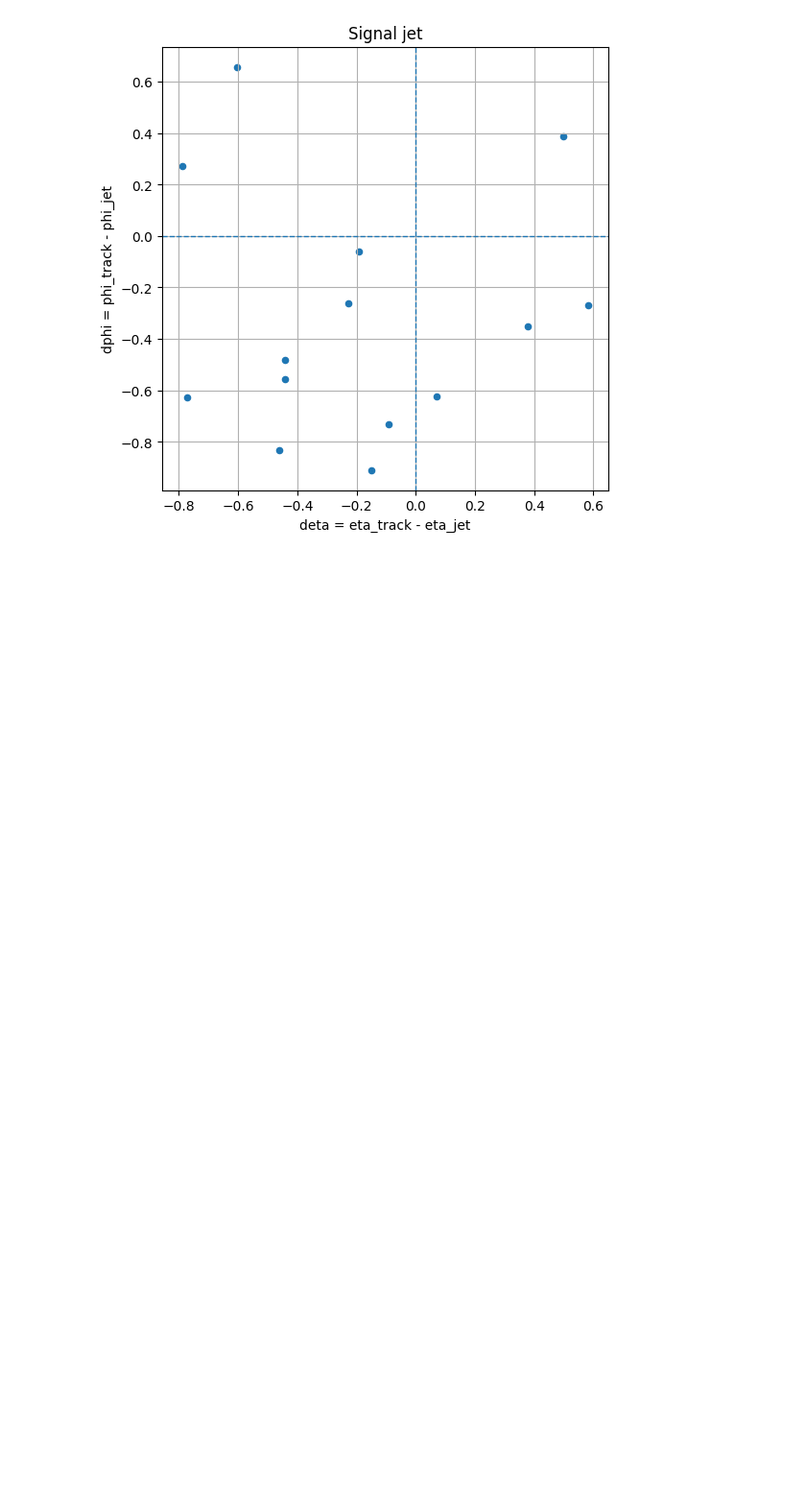
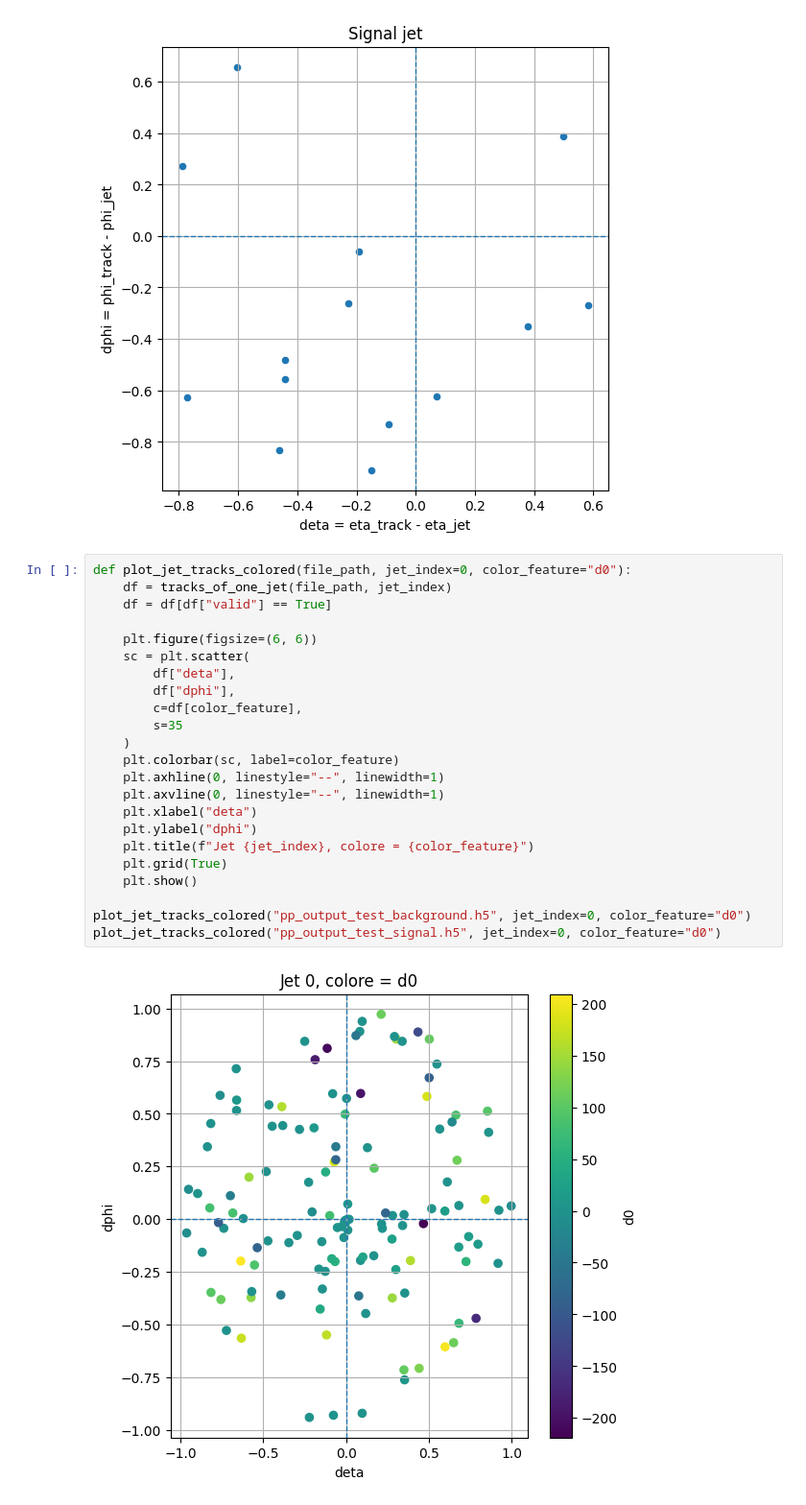
Before and after one commit to Phaesmatos/advanceml, a Jupyter notebook: preprocessing.ipynb, the cells around one changed output. Shown at 96% size. Drawn from its saved outputs; the diff is of its cells as text; blank space fills up the shorter version.

Commit message:
deta dphi colore per d0

```diff
--- a/preprocessing.ipynb
+++ b/preprocessing.ipynb
@@ -251,3 +251,28 @@ plot_jet_tracks_eta_phi("pp_output_test_signal.h5", jet_index=0, title="Signal j
 # %% [output]
 [figure]
 [figure]
+# %%
+def plot_jet_tracks_colored(file_path, jet_index=0, color_feature="d0"):
+    df = tracks_of_one_jet(file_path, jet_index)
+    df = df[df["valid"] == True]
+
+    plt.figure(figsize=(6, 6))
+    sc = plt.scatter(
+        df["deta"],
+        df["dphi"],
+        c=df[color_feature],
+        s=35
+    )
+    plt.colorbar(sc, label=color_feature)
+    plt.axhline(0, linestyle="--", linewidth=1)
+    plt.axvline(0, linestyle="--", linewidth=1)
+    plt.xlabel("deta")
+    plt.ylabel("dphi")
+    plt.title(f"Jet {jet_index}, colore = {color_feature}")
+    plt.grid(True)
+    plt.show()
+
+plot_jet_tracks_colored("pp_output_test_background.h5", jet_index=0, color_feature="d0")
+plot_jet_tracks_colored("pp_output_test_signal.h5", jet_index=0, color_feature="d0")
+# %% [output]
+[figure, added]
```
Also changed, not shown: parts of 1 cell of this notebook.
